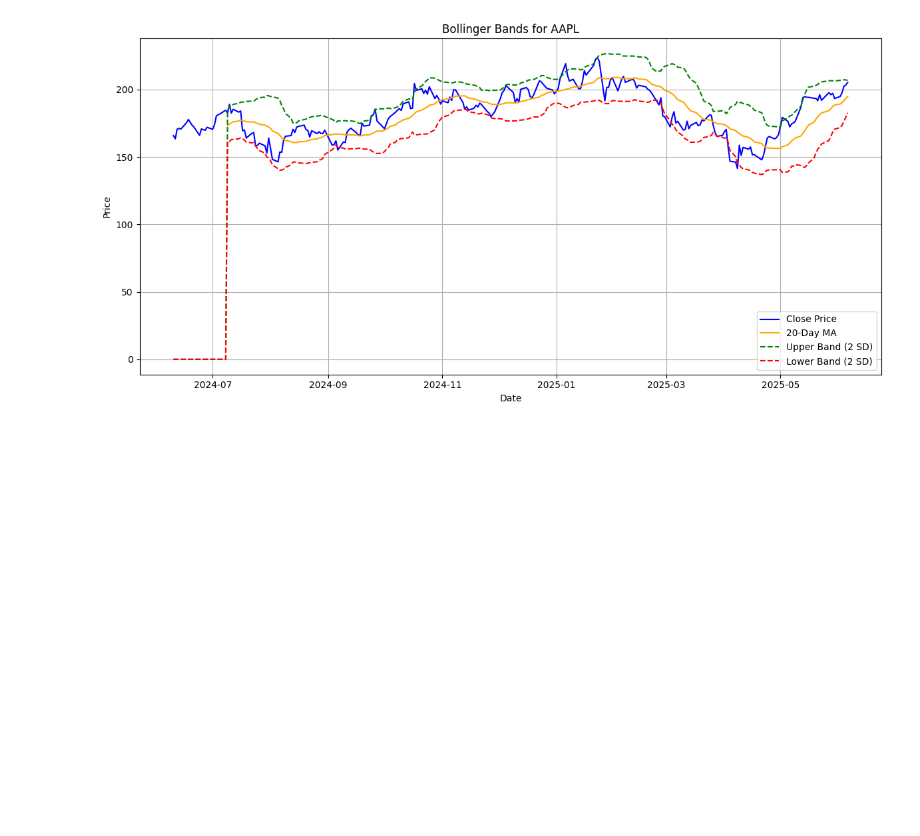
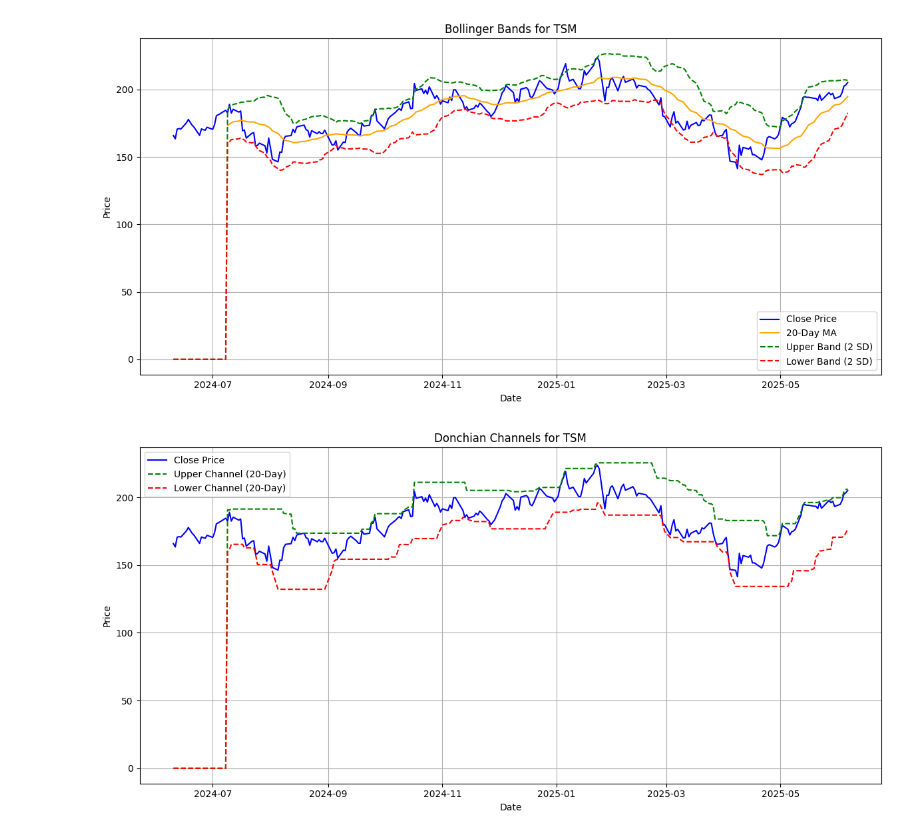
Before and after one commit to cctong-castiel/trading_playground, a Jupyter notebook: test_plotting_finance.ipynb, the cells around one changed output. Cells and saved outputs as stored; diff of their text form; code cells hidden in the pictures; blank space fills up the shorter version.

Commit message:
completed some indicators functions and can plot some graphs

```diff
--- a/test_plotting_finance.ipynb
+++ b/test_plotting_finance.ipynb
@@ -142,7 +142,8 @@ Date
 import yfinance as yf
 import pandas as pd
 # %%
-symbols = ['TSM']
+stock_code = 'TSM'
+symbols = [stock_code]
 data = yf.download(symbols, start='2024-06-09', end  ='2025-06-07', interval='1d')
 print(data)
 # %% [output]
@@ -226,2 +358,24 @@ plot_bollinger_bands(data, 'AAPL', period=20, num_std_dev=2)
 # %% [output]
 [figure]
+# %%
+# plot a graph based on the function calculate_donchian_channels
+def plot_donchian_channels(data, stock_symbol, period=20):
+    upper_channel, lower_channel = calculate_donchian_channels(data, period)
+
+    plt.figure(figsize=(12, 6))
+    plt.plot(data['Close'], label='Close Price', color='blue')
+    plt.plot(upper_channel, label=f'Upper Channel ({period}-Day)', color='green', linestyle='--')
+    plt.plot(lower_channel, label=f'Lower Channel ({period}-Day)', color='red', linestyle='--')
+
+    plt.title(f'Donchian Channels for {stock_symbol}')
+    plt.xlabel('Date')
+    plt.ylabel('Price')
+    plt.legend()
+    plt.grid(True)
+    plt.tight_layout()
+    plt.show()
+
+# Call the function to plot Donchian Channels
+plot_donchian_channels(data, stock_code, period=20)
+# %% [output]
+[figure, added]
```
Also changed, not shown: parts of 12 cells of this notebook.
